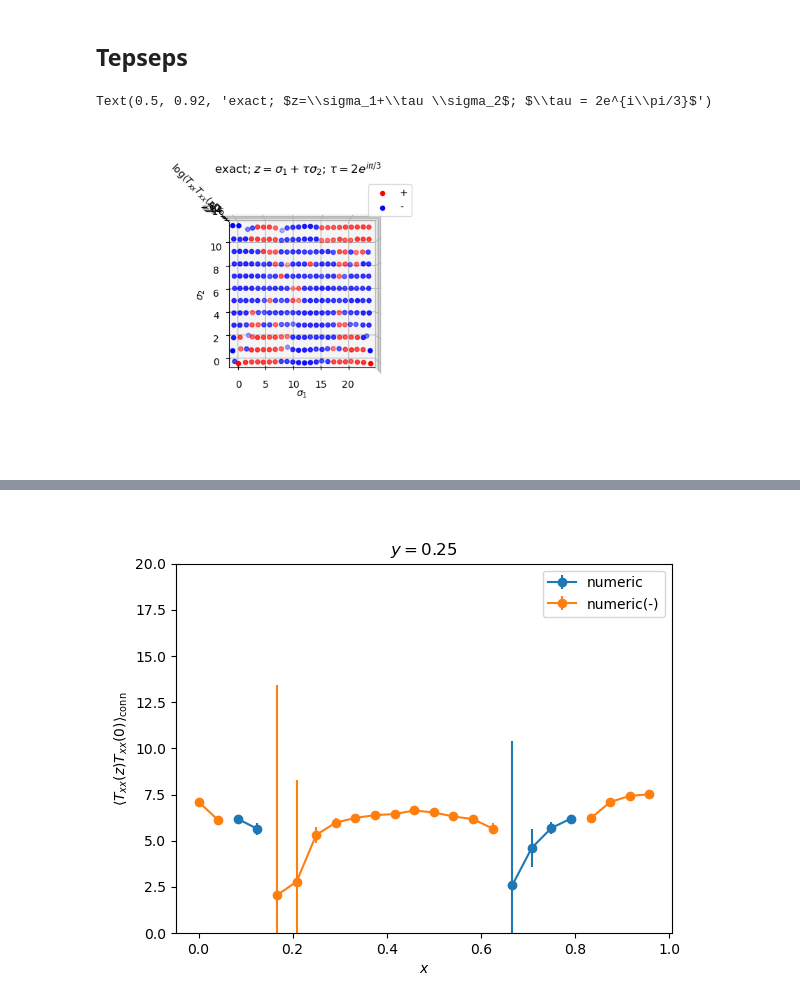
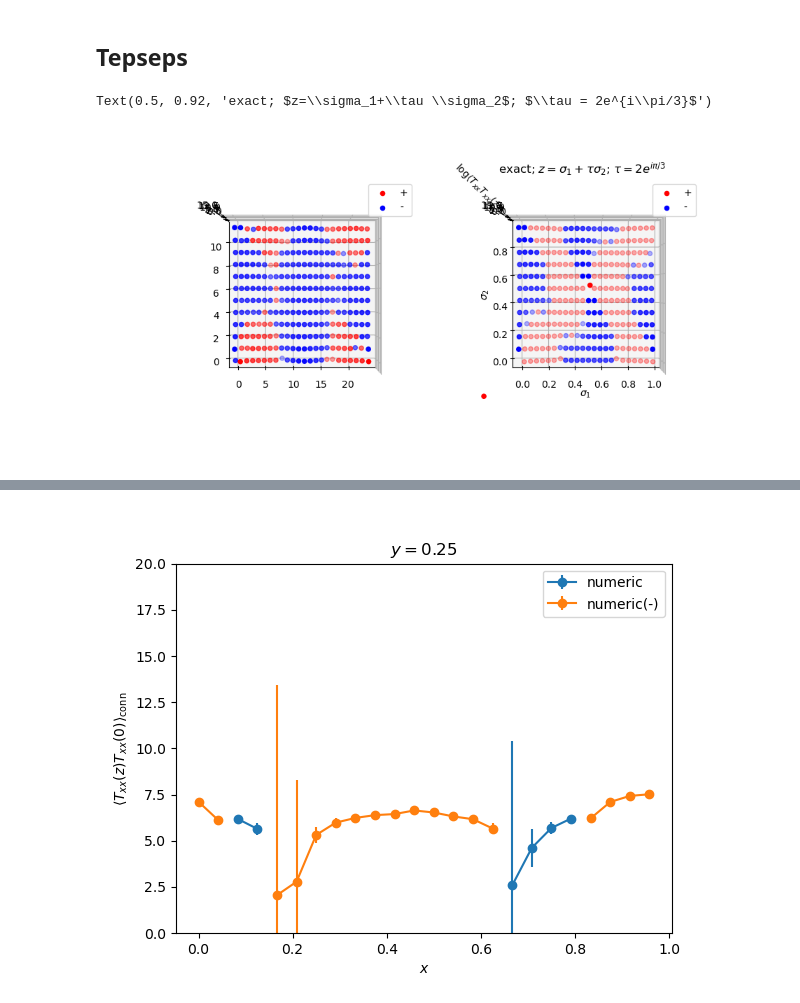
Before and after one commit to nobuyukimatsumoto68/hex, a Jupyter notebook: analysis.ipynb, the cells around one changed output, grey strips where cells are left out. Drawn from its saved outputs; the diff is of its cells as text; code cells hidden in the pictures.

```diff
--- a/analysis.ipynb
+++ b/analysis.ipynb
@@ -500,12 +633,12 @@ Ly = 3*mult
 
 tau = Ly/Lx*np.exp( 1.0j*np.pi/3 )
 
-Nbintot = 99
+Nbintot = 1811
 binsize = 1e3
 # Nbintot = 4
 # binsize = 1e2
 
-nskip = 1
+nskip = 4
 Nbin = Nbintot-nskip
 # %%
 th1p0 = th1(0, 1)
@@ -1245,8 +1382,16 @@ plt.show()
+# %%
+tmp = np.array([[ [xx, yy, Tepseps_analytic(xx+tau*yy, 0.5*(1.0+tau), 0.0) ] for xx in np.arange(0,Lx)/Lx] for yy in np.arange(0,Ly)/Ly ])
+tmp2 = tmp.flatten()
+Tepseps_analy=np.array(np.split(tmp2, tmp2.shape[0]/3))
+# %%
+w1 = (2.0*np.pi) / alat / r**2
+w2 = (2.0*np.pi) / r**2
+ww = w1 * w2**2
 # %%
 Txxepseps = np.array([np.loadtxt(directory1+"Txx_epseps_"+str(i)+".dat") for i in range(1, Nbintot+1)])
 # %%
-iii = Txxss.shape[0]
-Txxepseps = np.array([Txxepseps[ii] for ii in range(iii)])
+iii = Txxepseps.shape[0]
+Txxepseps = ww*np.array([Txxepseps[ii] for ii in range(iii)])
 # %%
 jk = Jackknife( Nbin, binsize, Txxepseps[nskip:] )
 # %%
@@ -1264,36 +1405,38 @@ Txxepseps1=np.array(np.split(tmp2, tmp2.shape[0]/4))
 # %%
 plt.close()
 fig = plt.figure(figsize=plt.figaspect(0.5))
 
 #################
 
 ax = fig.add_subplot(121, projection='3d')
 ax.view_init(elev=90., azim=-90)
 
 ax.scatter(Txxepseps1.T[0], Txxepseps1.T[1], np.log( Txxepseps1.T[2]), c='r', marker='o', label="+")
 ax.scatter(Txxepseps1.T[0], Txxepseps1.T[1], np.log(-Txxepseps1.T[2]), c='b', marker='o', label="-")
 ax.legend()
 
+ax.set_zlim(-2, 15)
+
 # #################
 
-# ax = fig.add_subplot(122, projection='3d')
-# ax.view_init(elev=90., azim=-90)
+ax = fig.add_subplot(122, projection='3d')
+ax.view_init(elev=90., azim=-90)
 
-# ax.scatter(Tss_analy.T[0], Tss_analy.T[1], np.log( 2.0*np.real(Tss_analy.T[2])),
-#            c='r', marker='o', label="+")
-# ax.scatter(Tss_analy.T[0], Tss_analy.T[1], np.log(-2.0*np.real(Tss_analy.T[2])),
-#            c='b', marker='o', label="-")
+ax.scatter(Tepseps_analy.T[0], Tepseps_analy.T[1], np.log( 2.0*np.real(Tepseps_analy.T[2])),
+           c='r', marker='o', label="+")
+ax.scatter(Tepseps_analy.T[0], Tepseps_analy.T[1], np.log(-2.0*np.real(Tepseps_analy.T[2])),
+           c='b', marker='o', label="-")
 
-# ax.set_zlim(-2, 4)
+ax.set_zlim(-2, 15)
 ax.legend()
 ax.set_xlabel("$\\sigma_1$")
 ax.set_ylabel("$\\sigma_2$")
 ax.set_zlabel("${\\rm log} \\langle T_{xx}T_{xx}(z) \\rangle$")
 ax.set_title("exact; $z=\\sigma_1+\\tau \\sigma_2$; $\\tau = 2e^{i\\pi/3}$")
 
 # #################
 
 # plt.savefig('./Txxss.pdf',bbox_inches='tight')
 # %% [output]
 Text(0.5, 0.92, 'exact; $z=\\sigma_1+\\tau \\sigma_2$; $\\tau = 2e^{i\\pi/3}$')
-[figure, old version]
+[figure, new version]
```
Also changed, not shown: parts of 42 cells of this notebook, 2 other files.
